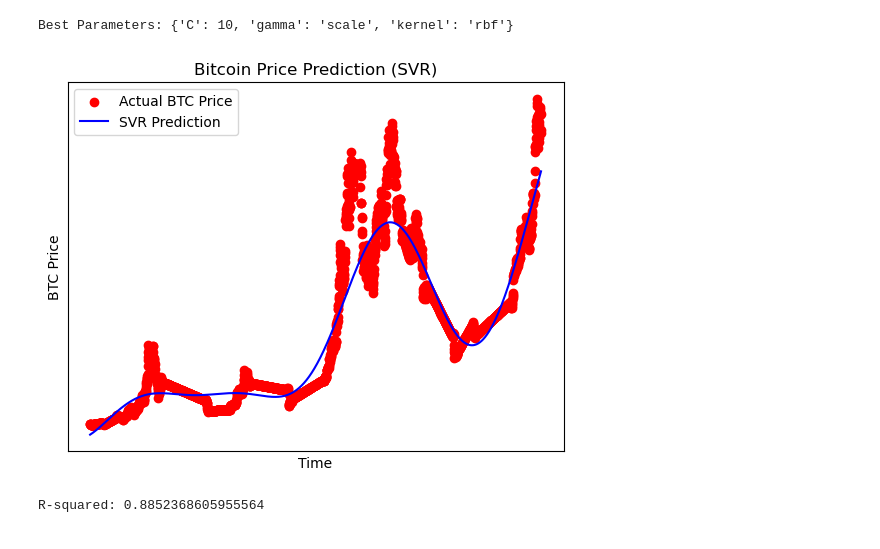
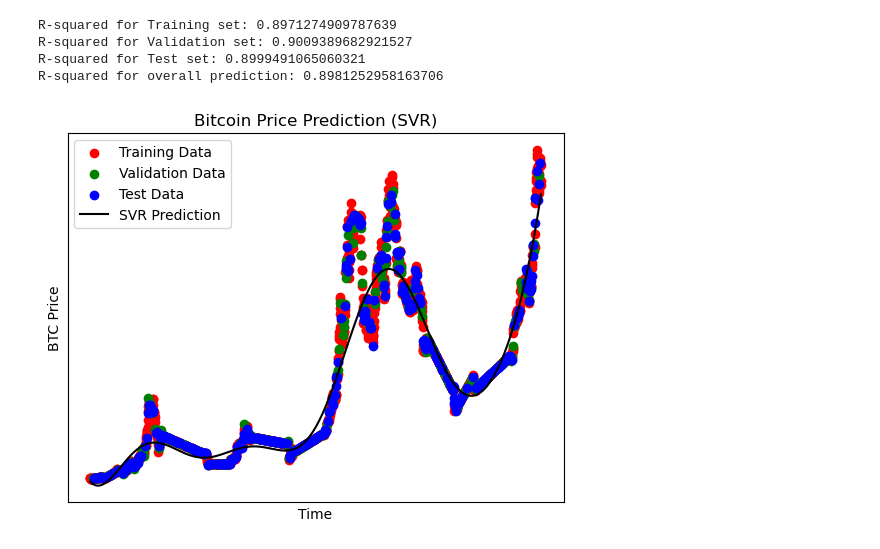
Before and after one commit to Conia-Alessandro/BitPredictAI_2024, a Jupyter notebook: Emotional Model/Support Vector Regression Model with Numerical Evaluation.ipynb, the cells around one changed output. Cells and saved outputs as stored; diff of their text form; code cells hidden in the pictures.

```diff
--- a/Emotional Model/Support Vector Regression Model with Numerical Evaluation.ipynb
+++ b/Emotional Model/Support Vector Regression Model with Numerical Evaluation.ipynb
@@ -62,10 +72,12 @@ R-squared: 0.877963659258961
 # %%
+# TUNED Comprehensive model with Train test split validation
 import numpy as np
 import matplotlib.pyplot as plt
 import pandas as pd
 from sklearn.preprocessing import StandardScaler
 from sklearn.svm import SVR
-from sklearn.model_selection import GridSearchCV
+from sklearn.model_selection import train_test_split
+from sklearn.metrics import r2_score
 
 # Load the dataset
 dataset = pd.read_csv('linear_interpolation_removed.csv')
@@ -73,72 +85,58 @@ dataset = pd.read_csv('linear_interpolation_removed.csv')
 # Drop unnecessary columns
 dataset = dataset.drop(columns=['market_cap', 'total_volume'])
 
 # Convert 'snapped_at' column to datetime and normalize it
 dataset['snapped_at'] = pd.to_datetime(dataset['snapped_at'])
 dataset['snapped_at'] = (dataset['snapped_at'] - dataset['snapped_at'].min()) / np.timedelta64(1, 'D')
 
 # Separate independent and dependent variables
 X = dataset.iloc[:, 0:1].values
 y = dataset.iloc[:, 1].values
 
 # Feature scaling
 sc_X = StandardScaler()
 sc_y = StandardScaler()
 X_scaled = sc_X.fit_transform(X)
 y_scaled = sc_y.fit_transform(y.reshape(-1, 1))
 
-# Define the SVR model
-regressor = SVR()
+# Splitting the dataset into the Training set, Validation set, and Test set
+X_train, X_temp, y_train, y_temp = train_test_split(X_scaled, y_scaled, test_size=0.3, random_state=42)
+X_val, X_test, y_val, y_test = train_test_split(X_temp, y_temp, test_size=0.5, random_state=42)
 
-# Define the hyperparameters grid to search over
-param_grid = {
-    'kernel': [ 'rbf'],
-    'C': [0.1, 1, 10, 100],
-    'gamma': ['scale', 'auto']
-}
+# Train SVR model with specified parameters
+regressor = SVR(C=100, kernel='rbf', gamma='scale')
+regressor.fit(X_train, y_train.ravel())
 
-# Perform GridSearchCV
-grid_search = GridSearchCV(estimator=regressor, param_grid=param_grid, scoring='neg_mean_squared_error', cv=5, n_jobs=-1)
-grid_search.fit(X_scaled, y_scaled.ravel())
+# Calculate R-squared for each set
+r2_train = regressor.score(X_train, y_train)
+r2_val = regressor.score(X_val, y_val)
+r2_test = regressor.score(X_test, y_test)
 
-# Print the best parameters found
-print("Best Parameters:", grid_search.best_params_)
+# Make overall prediction
+y_pred_scaled = regressor.predict(X_scaled)
+r2_pred = r2_score(y_scaled, y_pred_scaled)
 
-# Get the best model
-best_regressor = grid_search.best_estimator_
+print("R-squared for Training set:", r2_train)
+print("R-squared for Validation set:", r2_val)
+print("R-squared for Test set:", r2_test)
+print("R-squared for overall prediction:", r2_pred)
 
 # Visualize the SVR model
-plt.scatter(X_scaled, y_scaled, color='red', label='Actual BTC Price')
-plt.plot(X_scaled, best_regressor.predict(X_scaled), color='blue', label='SVR Prediction')
+plt.scatter(X_train, y_train, color='red', label='Training Data')
+plt.scatter(X_val, y_val, color='green', label='Validation Data')
+plt.scatter(X_test, y_test, color='blue', label='Test Data')
+plt.plot(X_scaled, y_pred_scaled, color='black', label='SVR Prediction')
 
 plt.title('Bitcoin Price Prediction (SVR)')
+plt.xlabel('Time')
+plt.ylabel('BTC Price')
 plt.gca().axes.get_xaxis().set_ticks([])
 plt.gca().axes.get_yaxis().set_ticks([])
-plt.xlabel('Time')
-plt.ylabel('BTC Price')
 plt.legend()
 plt.show()
 # %% [output]
-Best Parameters: {'C': 10, 'gamma': 'scale', 'kernel': 'rbf'}
+R-squared for Training set: 0.8971274909787639
+R-squared for Validation set: 0.9009389682921527
+R-squared for Test set: 0.8999491065060321
+R-squared for overall prediction: 0.8981252958163706
-[figure, old version]
+[figure, new version]
-# %%
-from sklearn.metrics import r2_score
-
-# Use the best regressor obtained from grid search
-best_regressor.fit(X_scaled, y_scaled.ravel())
-
-# Predict using the best regressor
-y_pred_scaled = best_regressor.predict(X_scaled)
-
-# Inverse transform predicted values to original scale
-y_pred = sc_y.inverse_transform(y_pred_scaled.reshape(-1, 1))
-
-# Reshape y to ensure it's a 1D array
-y = y.reshape(-1, 1)
-
-# Calculate R-squared
-r_squared = r2_score(y, y_pred)
-
-print("R-squared:", r_squared)
-# %% [output]
-R-squared: 0.8852368605955564
```
Also changed, not shown: parts of 2 cells of this notebook, 6 other files.
